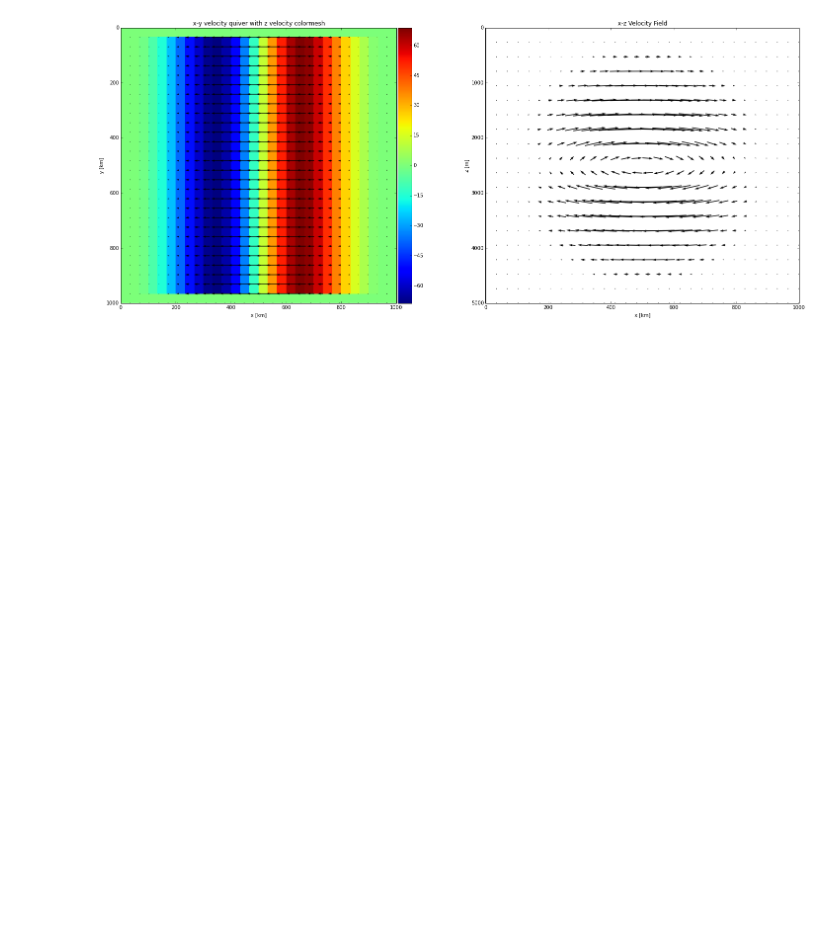
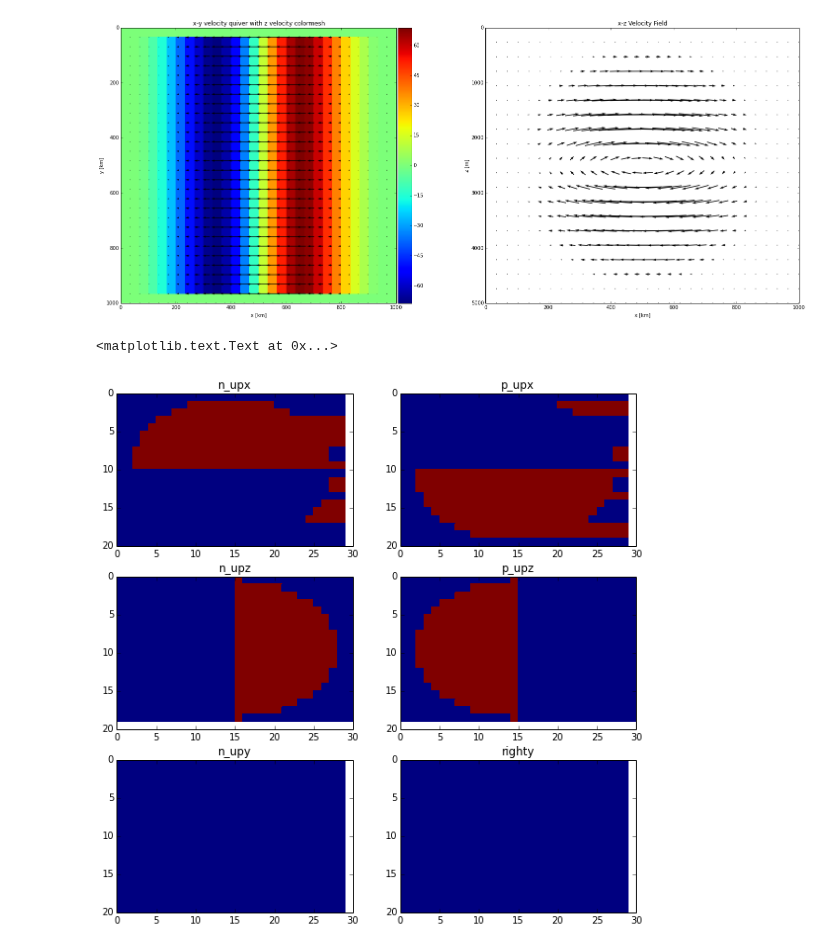
Before and after one commit to UBC-MOAD/pa-th-simple, a Jupyter notebook: prelim-model/Evaluation of 3D flux - Step 1.ipynb, the cells around one changed output. Drawn from its saved outputs; the diff is of its cells as text; code cells hidden in the pictures; blank space fills up the shorter version.

```diff
--- a/prelim-model/Evaluation of 3D flux - Step 1.ipynb
+++ b/prelim-model/Evaluation of 3D flux - Step 1.ipynb
@@ -67,6 +67,36 @@ n_upx = sign_ux * (sign_ux + 1)/2
 # define upstream in y
 p_upy = sign_uy * (sign_uy - 1)/2
 n_upy = sign_uy * (sign_uy + 1)/2
+# %%
+# plot the upstream directions
+plt.subplots(3,2,figsize = (10,10))
+plt.subplot(321)
+plt.pcolormesh(n_upx[:,10,:])
+plt.gca().invert_yaxis()
+plt.title('n_upx')
+plt.subplot(322)
+plt.pcolormesh(p_upx[:,10,:])
+plt.gca().invert_yaxis()
+plt.title('p_upx')
+plt.subplot(323)
+plt.pcolormesh(n_upz[:,10,:])
+plt.gca().invert_yaxis()
+plt.title('n_upz')
+plt.subplot(324)
+plt.pcolormesh(p_upz[:,10,:])
+plt.gca().invert_yaxis()
+plt.title('p_upz')
+plt.subplot(325)
+plt.pcolormesh(n_upy[:,:,10])
+plt.gca().invert_yaxis()
+plt.title('n_upy')
+plt.subplot(326)
+plt.pcolormesh(p_upy[:,:,10])
+plt.gca().invert_yaxis()
+plt.title('righty')
+# %% [output]
+<matplotlib.text.Text at 0x...>
+[figure, added]
 # %%
 nz, ny, nx = conc.nz, conc.ny, conc.nx
 
```
Also changed, not shown: parts of 9 cells of this notebook, 1 other file.
